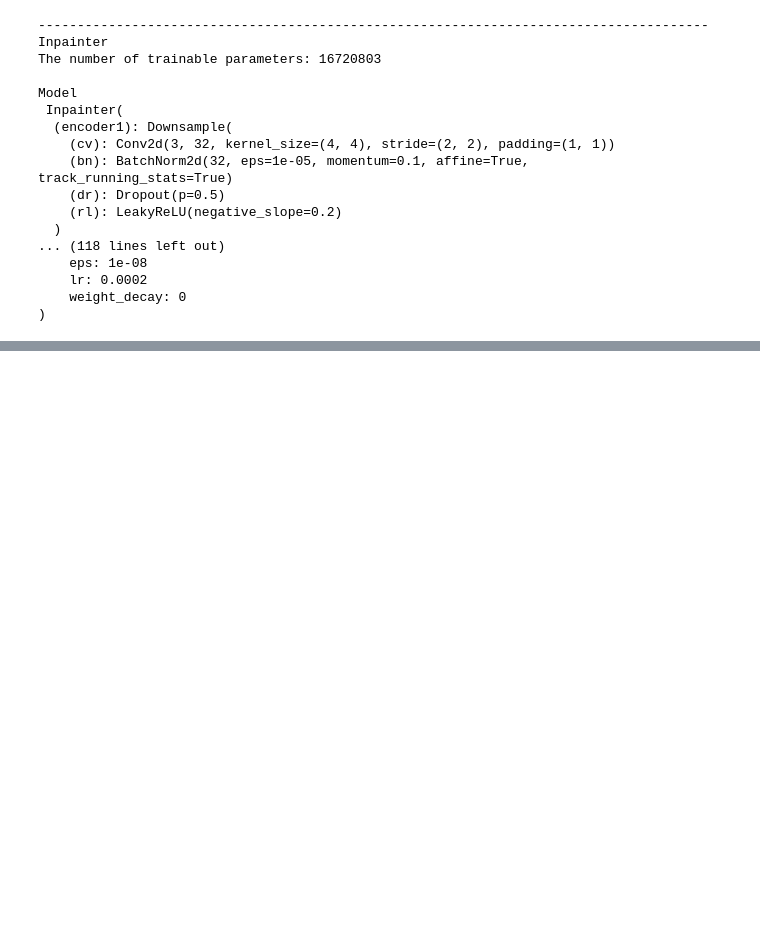
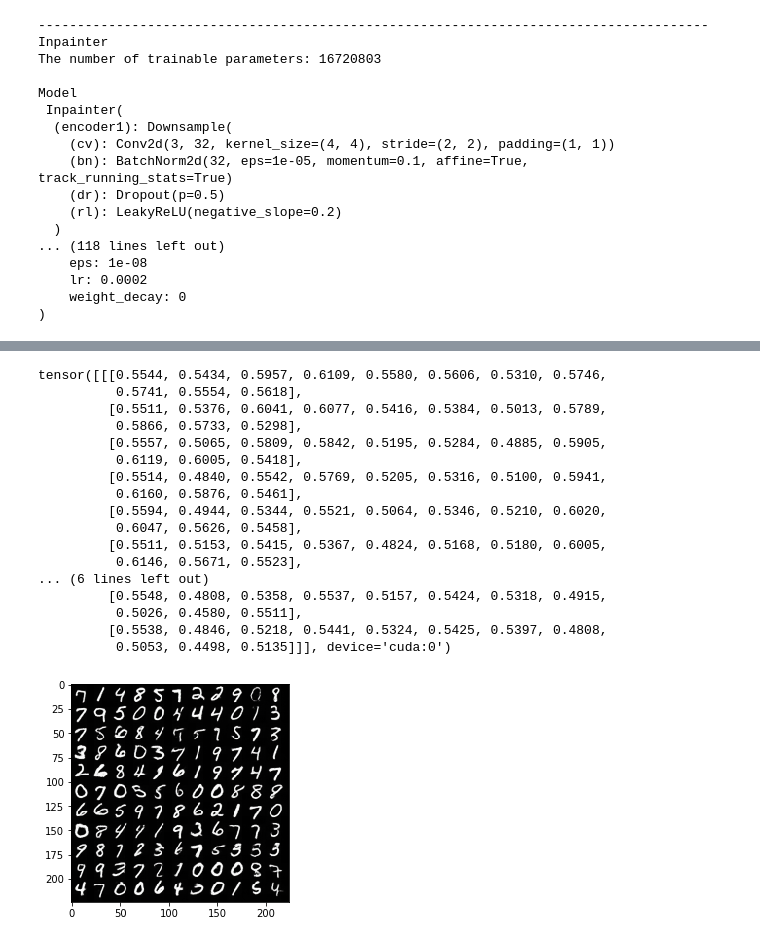
Before and after one commit to cross32768/AVID-Adversarial-Visual-Irregularity-Detection, a Jupyter notebook: AVID.ipynb, the cells around one changed output, grey strips where cells are left out. Cells and saved outputs as stored; diff of their text form; code cells hidden in the pictures; blank space fills up the shorter version.

```diff
--- a/AVID.ipynb
+++ b/AVID.ipynb
@@ -437,0 +494,22 @@ KeyboardInterrupt:
+# %%
+print(det_outputs[index])
+show_image(inp_outputs[index].data.cpu())
+# %% [output]
+tensor([[[0.5544, 0.5434, 0.5957, 0.6109, 0.5580, 0.5606, 0.5310, 0.5746,
+          0.5741, 0.5554, 0.5618],
+         [0.5511, 0.5376, 0.6041, 0.6077, 0.5416, 0.5384, 0.5013, 0.5789,
+          0.5866, 0.5733, 0.5298],
+         [0.5557, 0.5065, 0.5809, 0.5842, 0.5195, 0.5284, 0.4885, 0.5905,
+          0.6119, 0.6005, 0.5418],
+         [0.5514, 0.4840, 0.5542, 0.5769, 0.5205, 0.5316, 0.5100, 0.5941,
+          0.6160, 0.5876, 0.5461],
+         [0.5594, 0.4944, 0.5344, 0.5521, 0.5064, 0.5346, 0.5210, 0.6020,
+          0.6047, 0.5626, 0.5458],
+         [0.5511, 0.5153, 0.5415, 0.5367, 0.4824, 0.5168, 0.5180, 0.6005,
+          0.6146, 0.5671, 0.5523],
+... (6 lines left out)
+         [0.5548, 0.4808, 0.5358, 0.5537, 0.5157, 0.5424, 0.5318, 0.4915,
+          0.5026, 0.4580, 0.5511],
+         [0.5538, 0.4846, 0.5218, 0.5441, 0.5324, 0.5425, 0.5397, 0.4808,
+          0.5053, 0.4498, 0.5135]]], device='cuda:0')
+[figure, added]
```
Also changed, not shown: parts of 14 cells of this notebook, 1 other file.
